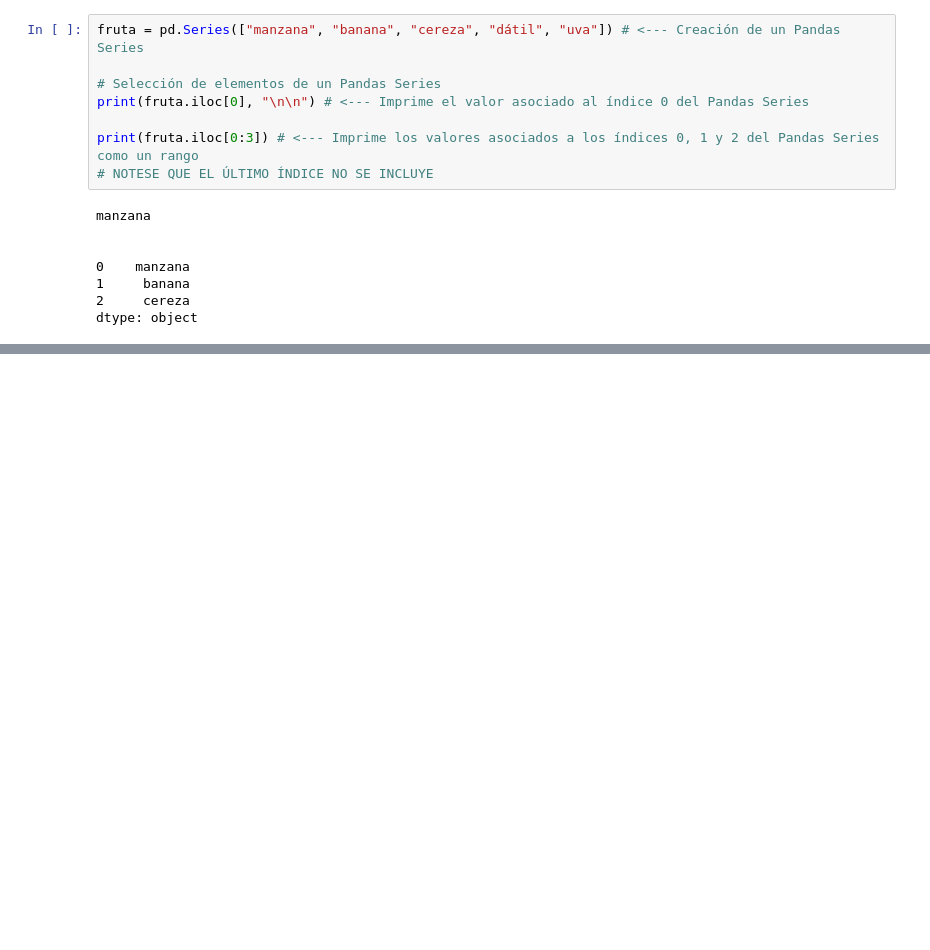
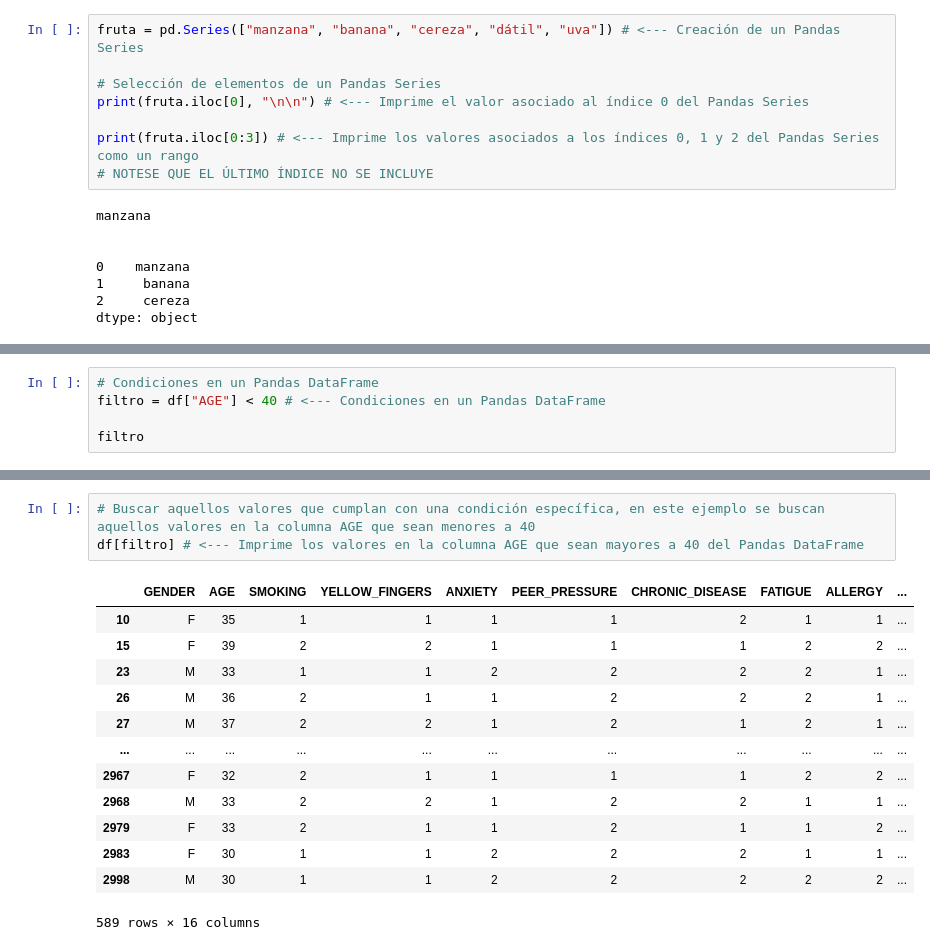
Before and after one commit to HitBrann/Pandas-Introduction, a Jupyter notebook: Introducción a Pandas.ipynb, the cells around one changed output, grey strips where cells are left out. Cells and saved outputs as stored; diff of their text form; blank space fills up the shorter version.

```diff
--- a/Introducción a Pandas.ipynb
+++ b/Introducción a Pandas.ipynb
@@ -103,0 +412,5 @@ dtype: object
+# %%
+# Condiciones en un Pandas DataFrame
+filtro = df["AGE"] < 40 # <--- Condiciones en un Pandas DataFrame
+
+filtro
@@ -103,0 +430,17 @@ dtype: object
+# %%
+# Buscar aquellos valores que cumplan con una condición específica, en este ejemplo se buscan aquellos valores en la columna AGE que sean menores a 40
+df[filtro] # <--- Imprime los valores en la columna AGE que sean mayores a 40 del Pandas DataFrame
+# %% [output]
+|  | GENDER | AGE | SMOKING | YELLOW_FINGERS | ANXIETY | PEER_PRESSURE | CHRONIC_DISEASE | FATIGUE | ALLERGY | ... |
+| 10 | F | 35 | 1 | 1 | 1 | 1 | 2 | 1 | 1 | ... |
+| 15 | F | 39 | 2 | 2 | 1 | 1 | 1 | 2 | 2 | ... |
+| 23 | M | 33 | 1 | 1 | 2 | 2 | 2 | 2 | 1 | ... |
+| 26 | M | 36 | 2 | 1 | 1 | 2 | 2 | 2 | 1 | ... |
+| 27 | M | 37 | 2 | 2 | 1 | 2 | 1 | 2 | 1 | ... |
+| ... | ... | ... | ... | ... | ... | ... | ... | ... | ... | ... |
+| 2967 | F | 32 | 2 | 1 | 1 | 1 | 1 | 2 | 2 | ... |
+| 2968 | M | 33 | 2 | 2 | 1 | 2 | 2 | 1 | 1 | ... |
+| 2979 | F | 33 | 2 | 1 | 1 | 2 | 1 | 1 | 2 | ... |
+| 2983 | F | 30 | 1 | 1 | 2 | 2 | 2 | 1 | 1 | ... |
+| 2998 | M | 30 | 1 | 1 | 2 | 2 | 2 | 2 | 2 | ... |
+589 rows × 16 columns
```
Also changed, not shown: parts of 27 cells of this notebook, 2 other files.
